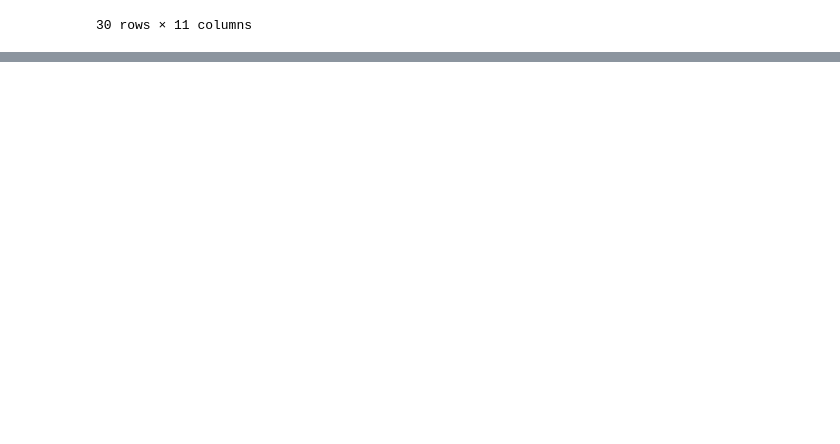
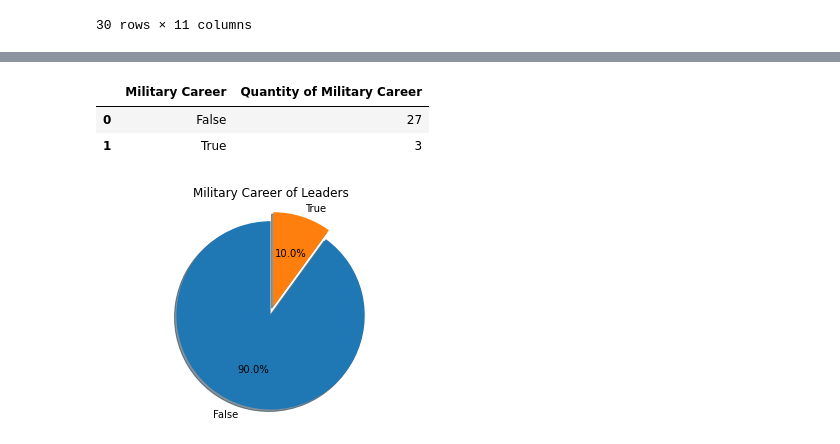
Before and after one commit to Lunczer93/Python_Project_3_World_Election, a Jupyter notebook: Python_Project_3_Election.ipynb, the cells around one changed output, grey strips where cells are left out. Drawn from its saved outputs; the diff is of its cells as text; code cells hidden in the pictures; blank space fills up the shorter version.

```diff
--- a/Python_Project_3_Election.ipynb
+++ b/Python_Project_3_Election.ipynb
@@ -1299,0 +1421,25 @@ CombinedRegimeLeaders[['Country','Regime Type','Leader','Year of birth','Gender'
+# %%
+MilitaryCareerLeaders = CombinedRegimeLeaders.groupby(['Military Career'])['Military Career'].count().to_frame()
+MilitaryCareerLeaders.rename(columns = {'Military Career':'Quantity of Military Career'}, inplace=True)
+MilitaryCareerLeaders.reset_index(inplace=True)
+MilitaryCareerLeaders
+# %% [output]
+|  | Military Career | Quantity of Military Career |
+| 0 | False | 27 |
+| 1 | True | 3 |
+# %%
+labels = MilitaryCareerLeaders['Military Career']
+sizes = MilitaryCareerLeaders['Quantity of Military Career']
+explode = (0, 0.1)  # only "explode" the 2nd slice (i.e. 'Hogs')
+
+fig1, ax1 = plt.subplots()
+ax1.pie(sizes, explode=explode, labels=labels, autopct='%1.1f%%',
+        shadow=True, startangle=90)
+
+ax1.axis('equal')  # Equal aspect ratio ensures that pie is drawn as a circle.
+
+ax1.set_title("Military Career of Leaders")
+
+plt.show()
+# %% [output]
+[figure, added]
```
Also changed, not shown: parts of 26 cells of this notebook.
